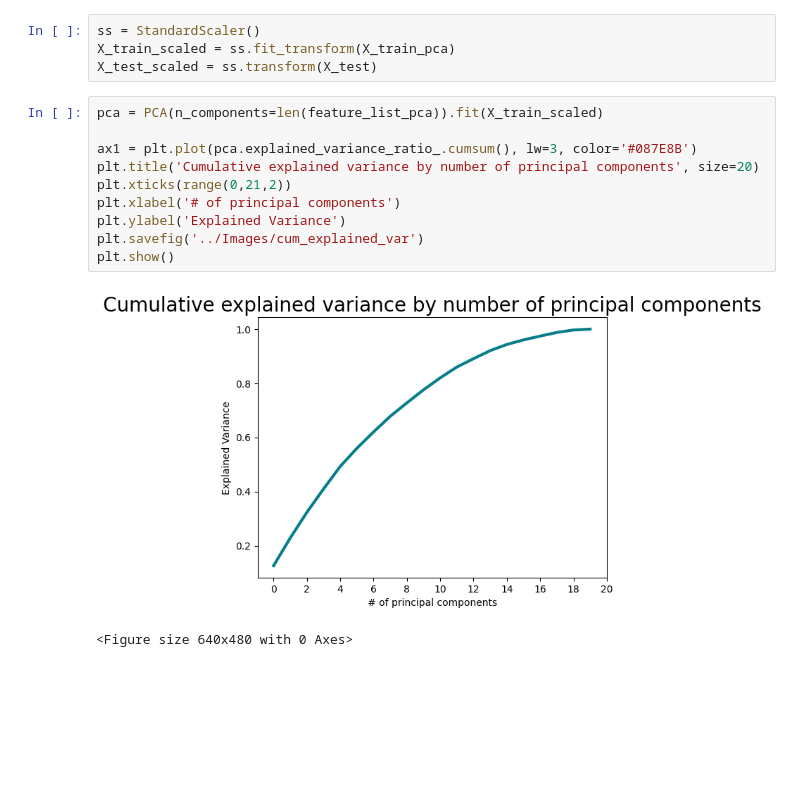
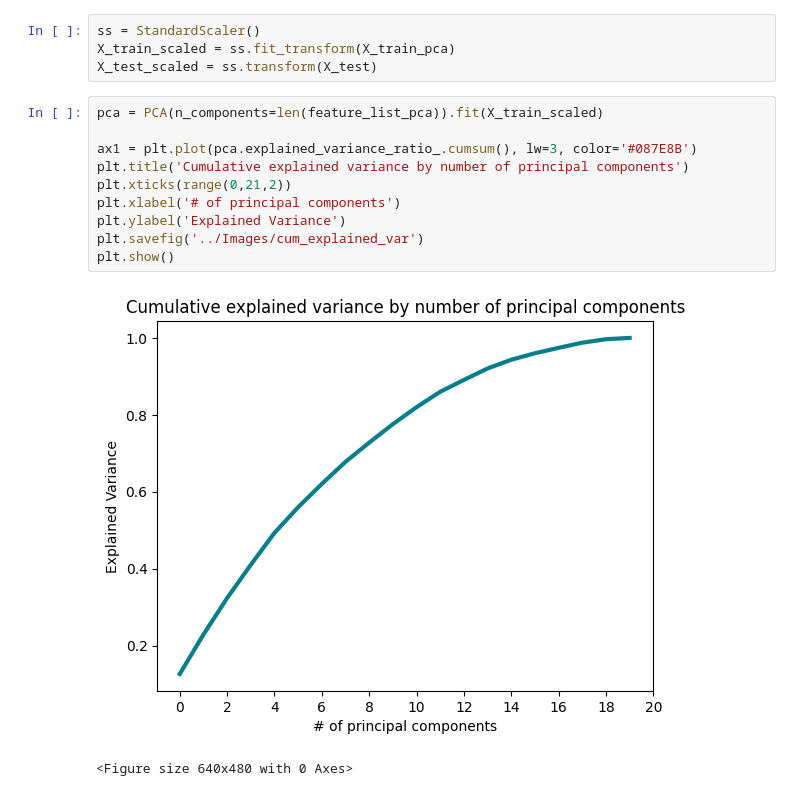
Before and after one commit to Pratik-Chaudhari-ggc/GT-Hacklytics, a Jupyter notebook: notebooks/dtc-notebook.ipynb, the cells around one changed output. Drawn from its saved outputs; the diff is of its cells as text; blank space fills up the shorter version.

```diff
--- a/notebooks/dtc-notebook.ipynb
+++ b/notebooks/dtc-notebook.ipynb
@@ -69,15 +69,15 @@ X_test_scaled = ss.transform(X_test)
 # %%
 pca = PCA(n_components=len(feature_list_pca)).fit(X_train_scaled)
 
 ax1 = plt.plot(pca.explained_variance_ratio_.cumsum(), lw=3, color='#087E8B')
-plt.title('Cumulative explained variance by number of principal components', size=20)
+plt.title('Cumulative explained variance by number of principal components')
 plt.xticks(range(0,21,2))
 plt.xlabel('# of principal components')
 plt.ylabel('Explained Variance')
 plt.savefig('../Images/cum_explained_var')
 plt.show()
 # %% [output]
-[figure, old version]
+[figure, new version]
 # %%
 # %% [output]
 <Figure size 640x480 with 0 Axes>
```
Also changed, not shown: parts of 1 cell of this notebook, 2 other files.
